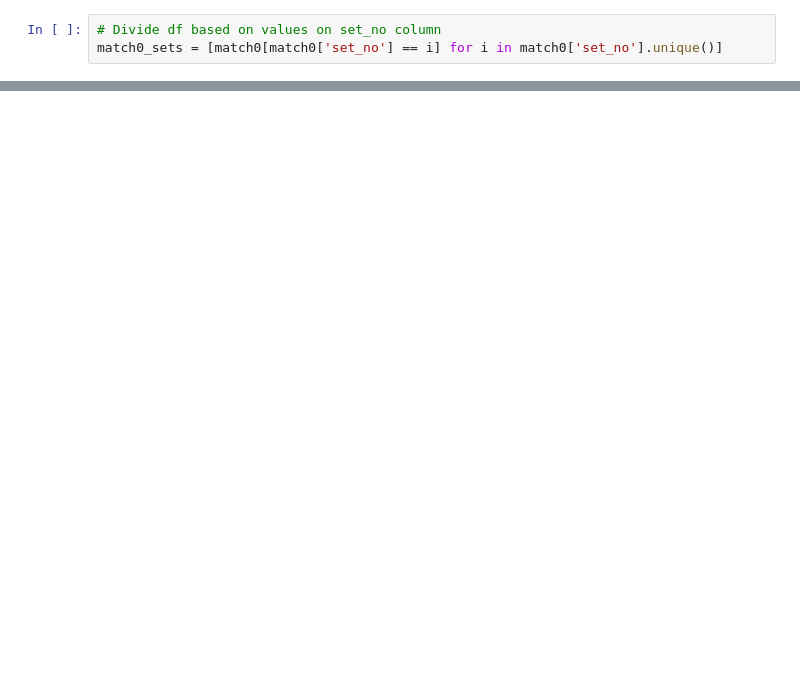
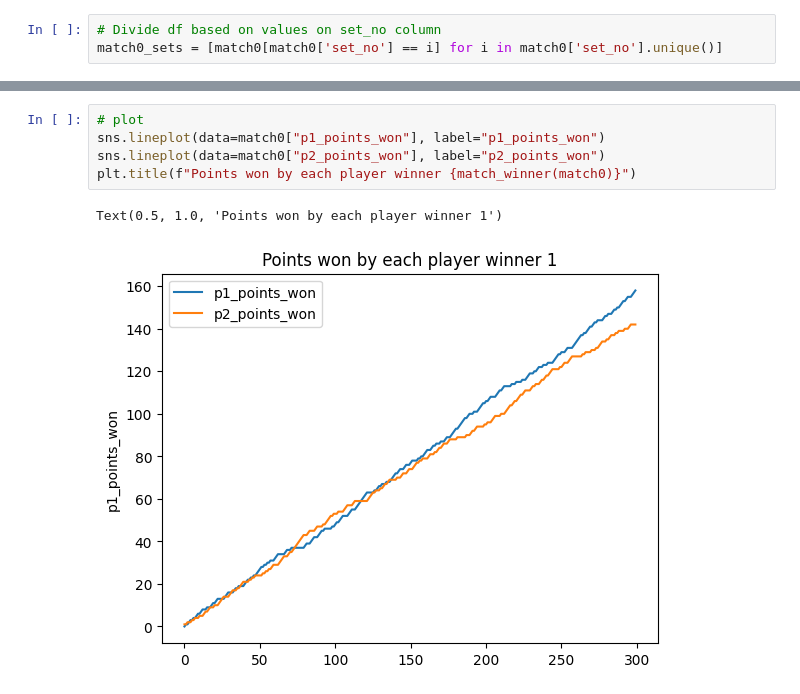
Before and after one commit to yubrajbhandari923/MCMContest, a Jupyter notebook: basic_graphs.ipynb, the cells around one changed output, grey strips where cells are left out. Drawn from its saved outputs; the diff is of its cells as text; blank space fills up the shorter version.

```diff
--- a/basic_graphs.ipynb
+++ b/basic_graphs.ipynb
@@ -46,0 +54,8 @@ match0_sets = [match0[match0['set_no'] == i] for i in match0['set_no'].unique()]
+# %%
+# plot
+sns.lineplot(data=match0["p1_points_won"], label="p1_points_won")
+sns.lineplot(data=match0["p2_points_won"], label="p2_points_won")
+plt.title(f"Points won by each player winner {match_winner(match0)}")
+# %% [output]
+Text(0.5, 1.0, 'Points won by each player winner 1')
+[figure, added]
```
Also changed, not shown: parts of 6 cells of this notebook.
